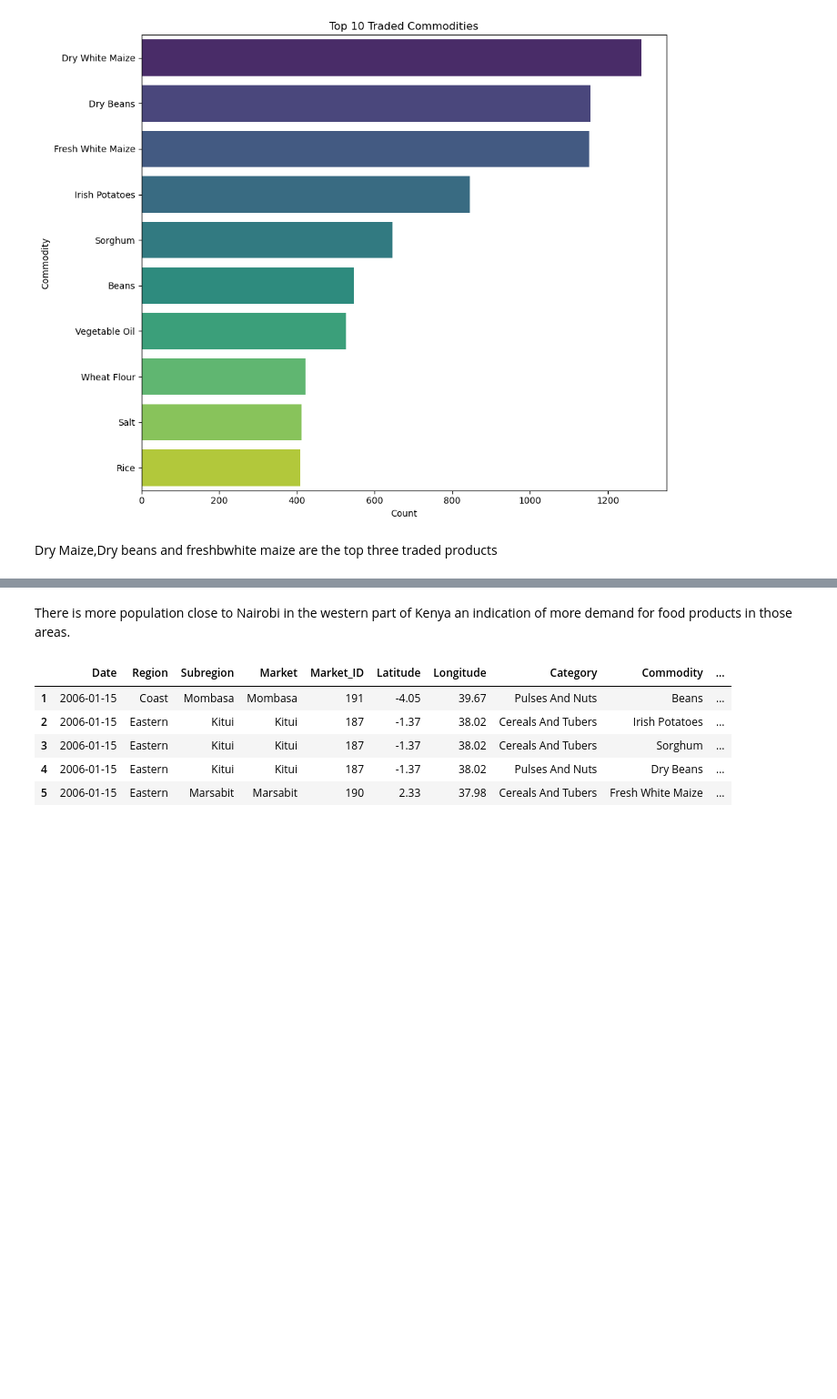
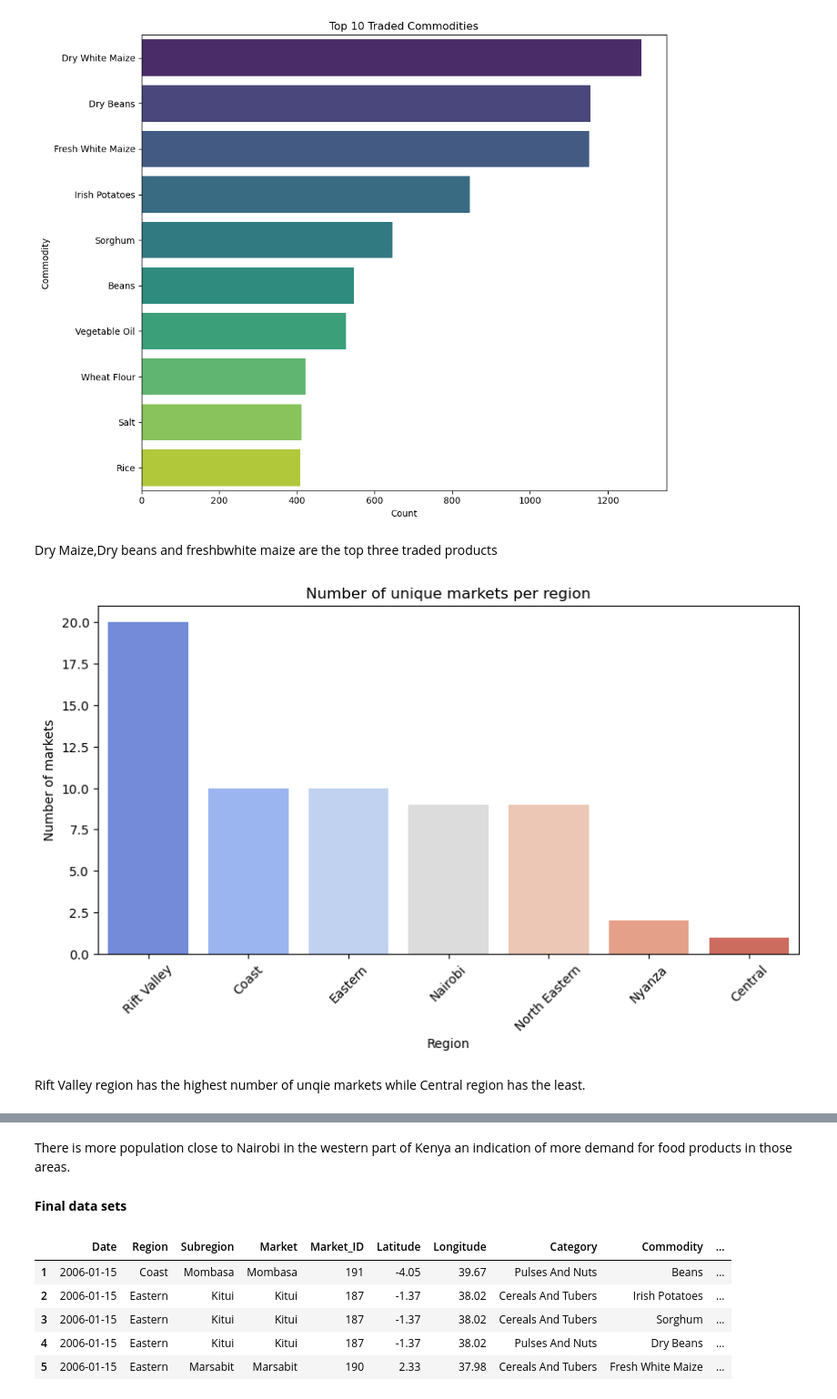
Before and after one commit to BrianRono7/Capstone-project, a Jupyter notebook: CapstoneEDA.ipynb, the cells around one changed output, grey strips where cells are left out. Shown at 91% size. Drawn from its saved outputs; the diff is of its cells as text; code cells hidden in the pictures; blank space fills up the shorter version.

```diff
--- a/CapstoneEDA.ipynb
+++ b/CapstoneEDA.ipynb
@@ -817,6 +820,18 @@ Passing `palette` without assigning `hue` is deprecated and will be removed in v
 [figure]
 # %% [markdown]
 Dry Maize,Dry beans and freshbwhite maize are the top three traded products
+# %%
+market_counts=foodprices.groupby ('Region')['Market'].nunique().sort_values(ascending=False)
+plt.figure(figsize=(10,5))
+sns.barplot(x=market_counts.index,y=market_counts.values,hue=market_counts.index,palette='coolwarm')
+plt.title('Number of unique markets per region')
+plt.ylabel('Number of markets')
+plt.xticks(rotation=45)
+plt.show()
+# %% [output]
+[figure, added]
+# %% [markdown]
+Rift Valley region has the highest number of unqie markets while Central region has the least.
 # %%
 # Summary of population by town:
 map_center=[0.2,37.9]
@@ -834,6 +849,8 @@ m
 [interactive output not drawn]
 # %% [markdown]
 There is more population close to Nairobi  in the western part of Kenya an indication of more demand for food products in those areas.
+# %% [markdown]
+**Final data sets**
 # %%
 #previewing cleaned data sets:
 cleaned_food_prices=foodprices
```
Also changed, not shown: parts of 7 cells of this notebook.
